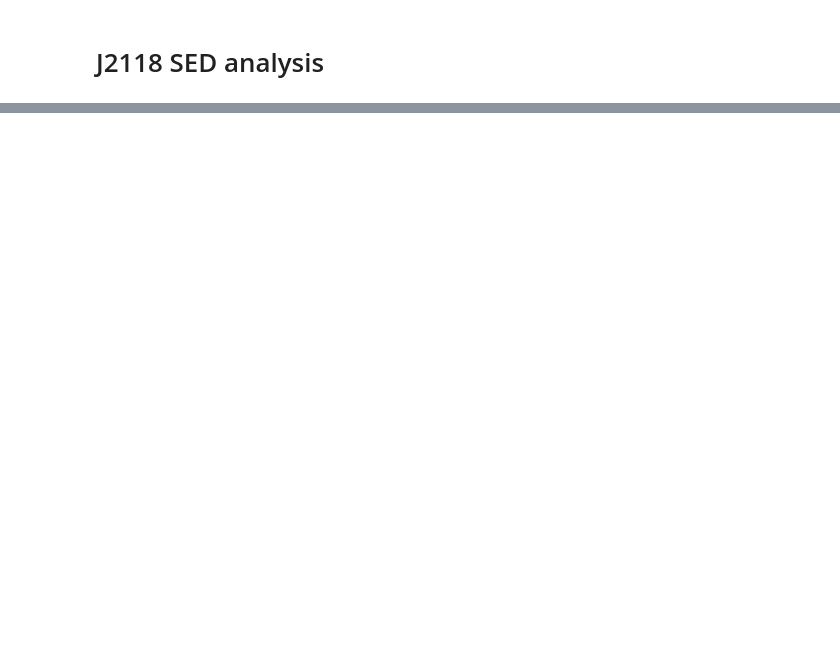
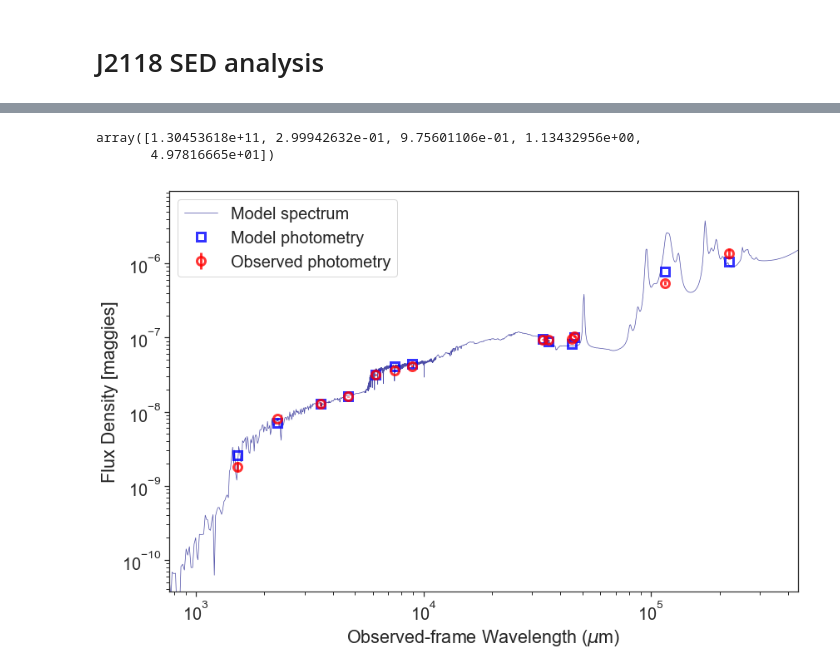
Before and after one commit to moustakas/hizea, a Jupyter notebook: science/J2118/J2118-SED.ipynb, the cells around one changed output, grey strips where cells are left out. Cells and saved outputs as stored; diff of their text form; code cells hidden in the pictures; blank space fills up the shorter version.

```diff
--- a/science/J2118/J2118-SED.ipynb
+++ b/science/J2118/J2118-SED.ipynb
@@ -243,0 +26,3 @@ initial_spec, initial_phot, initial_mfrac = model.sed(theta, obs=obs, sps=sps)
+# %%
+obs, run_params = load_obs()
+obs
@@ -243,0 +119,3 @@ initial_spec, initial_phot, initial_mfrac = model.sed(theta, obs=obs, sps=sps)
+# %%
+model = load_model('delayed-tau', redshift=obs['redshift'])
+model.theta_labels
@@ -243,0 +140,2 @@ initial_spec, initial_phot, initial_mfrac = model.sed(theta, obs=obs, sps=sps)
+# %%
+theta_best = max_likelihood(run_params, model, obs, sps, verbose=True, seed=seed)
@@ -243,0 +151,38 @@ initial_spec, initial_phot, initial_mfrac = model.sed(theta, obs=obs, sps=sps)
+# %%
+theta_best
+# %% [output]
+array([1.30453618e+11, 2.99942632e-01, 9.75601106e-01, 1.13432956e+00,
+       4.97816665e+01])
+# %%
+def qa_sed(theta_best, model, obs, sps):
+
+    pspec, pphot, pextra = model.mean_model(theta_best, obs, sps=sps)
+
+    wphot = obs['phot_wave']
+    wspec = sps.wavelengths * (1.0 + model.params.get('zred'))
+
+    xmin, xmax = np.min(wphot)*0.5, np.max(wphot)/0.5
+    temp = np.interp(np.linspace(xmin, xmax, 10000), wspec, pspec)
+    ymin, ymax = temp.min()*0.8, temp.max()/0.4
+
+    fig, ax = plt.subplots(figsize=(12, 8))
+
+    ax.loglog(wspec, pspec, label='Model spectrum', lw=0.7, color='navy', alpha=0.7)
+    ax.errorbar(wphot, pphot, label='Model photometry', marker='s', markersize=10,
+                alpha=0.8, ls='', lw=3, markerfacecolor='none', markeredgecolor='blue',
+                markeredgewidth=3)
+    ax.errorbar(wphot, obs['maggies'], yerr=obs['maggies_unc'], label='Observed photometry',
+                marker='o', markersize=10, alpha=0.8, ls='', lw=3, ecolor='red',
+                markerfacecolor='none', markeredgecolor='red',
+                markeredgewidth=3)
+
+    ax.set_xlabel(r'Observed-frame Wavelength ($\mu$m)')
+    ax.set_ylabel('Flux Density [maggies]')
+    ax.set_xlim([xmin, xmax])
+    ax.set_ylim([ymin, ymax])
+    ax.legend(loc='best', fontsize=20)
+    plt.tight_layout()
+# %%
+qa_sed(theta_best, model, obs, sps)
+# %% [output]
+[figure, added]
```
Also changed, not shown: parts of 43 cells of this notebook, 1 other file.
